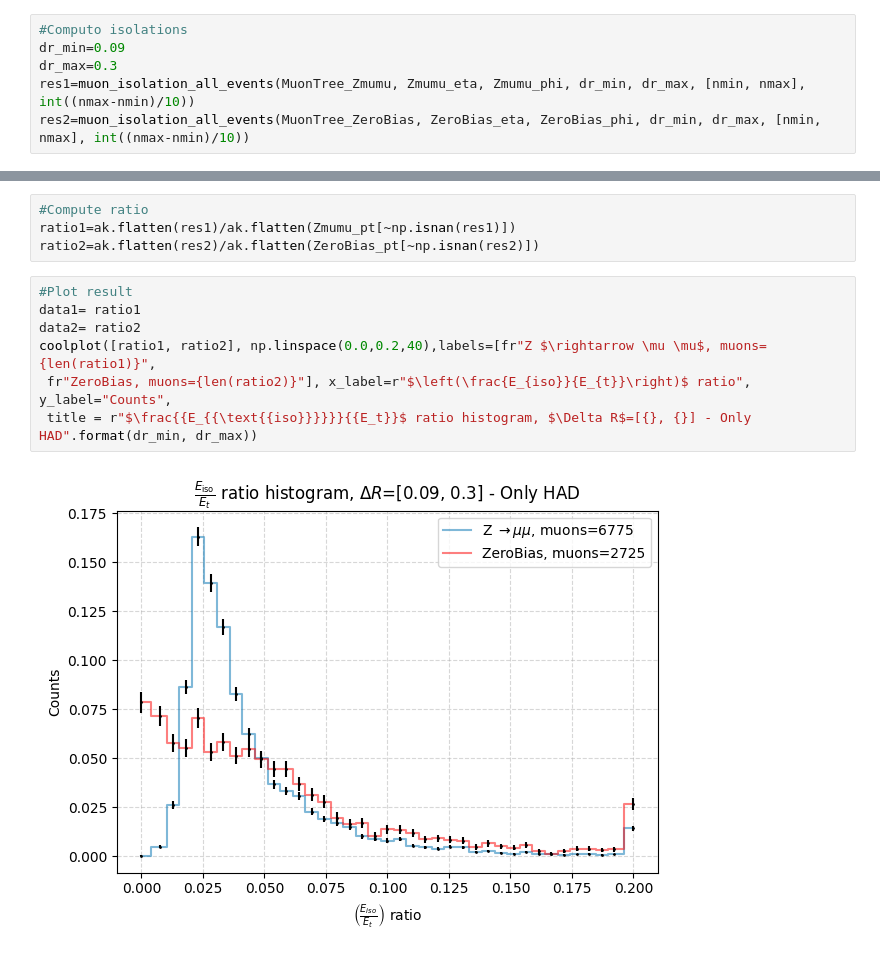
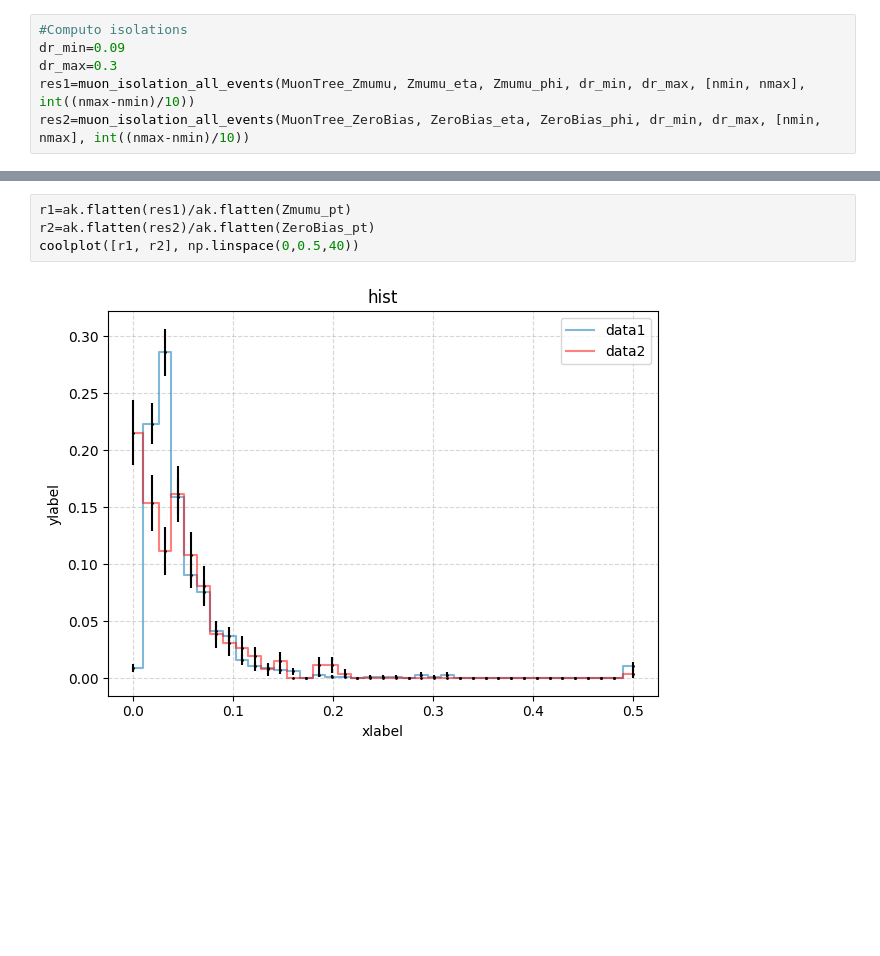
Before and after one commit to Ruba18-Code/BSc-Thesis-LVL1-trigger-for-isolated-muons-at-ATLAS, a Jupyter notebook: test.ipynb, the cells around one changed output, grey strips where cells are left out. Saved outputs shown, nothing was run; the diff lists cells and outputs as text; blank space fills up the shorter version.

```diff
--- a/test.ipynb
+++ b/test.ipynb
@@ -67,13 +40,6 @@ coolplot([data1, data2], np.linspace(0.0,3*10**4,40),
 # %%
-#Compute ratio
-ratio1=ak.flatten(res1)/ak.flatten(Zmumu_pt[~np.isnan(res1)])
-ratio2=ak.flatten(res2)/ak.flatten(ZeroBias_pt[~np.isnan(res2)])
+r1=ak.flatten(res1)/ak.flatten(Zmumu_pt)
+r2=ak.flatten(res2)/ak.flatten(ZeroBias_pt)
+coolplot([r1, r2], np.linspace(0,0.5,40))
+# %% [output]
+[figure, added]
-# %%
-#Plot result
-data1= ratio1
-data2= ratio2
-coolplot([ratio1, ratio2], np.linspace(0.0,0.2,40),labels=[fr"Z $\rightarrow \mu \mu$, muons={len(ratio1)}",
- fr"ZeroBias, muons={len(ratio2)}"], x_label=r"$\left(\frac{E_{iso}}{E_{t}}\right)$ ratio", y_label="Counts",
- title = r"$\frac{{E_{{\text{{iso}}}}}}{{E_t}}$ ratio histogram, $\Delta R$=[{}, {}] - Only HAD".format(dr_min, dr_max))
-# %% [output]
-[figure, removed]
```
Also changed, not shown: parts of 5 cells of this notebook, 1 other file.
